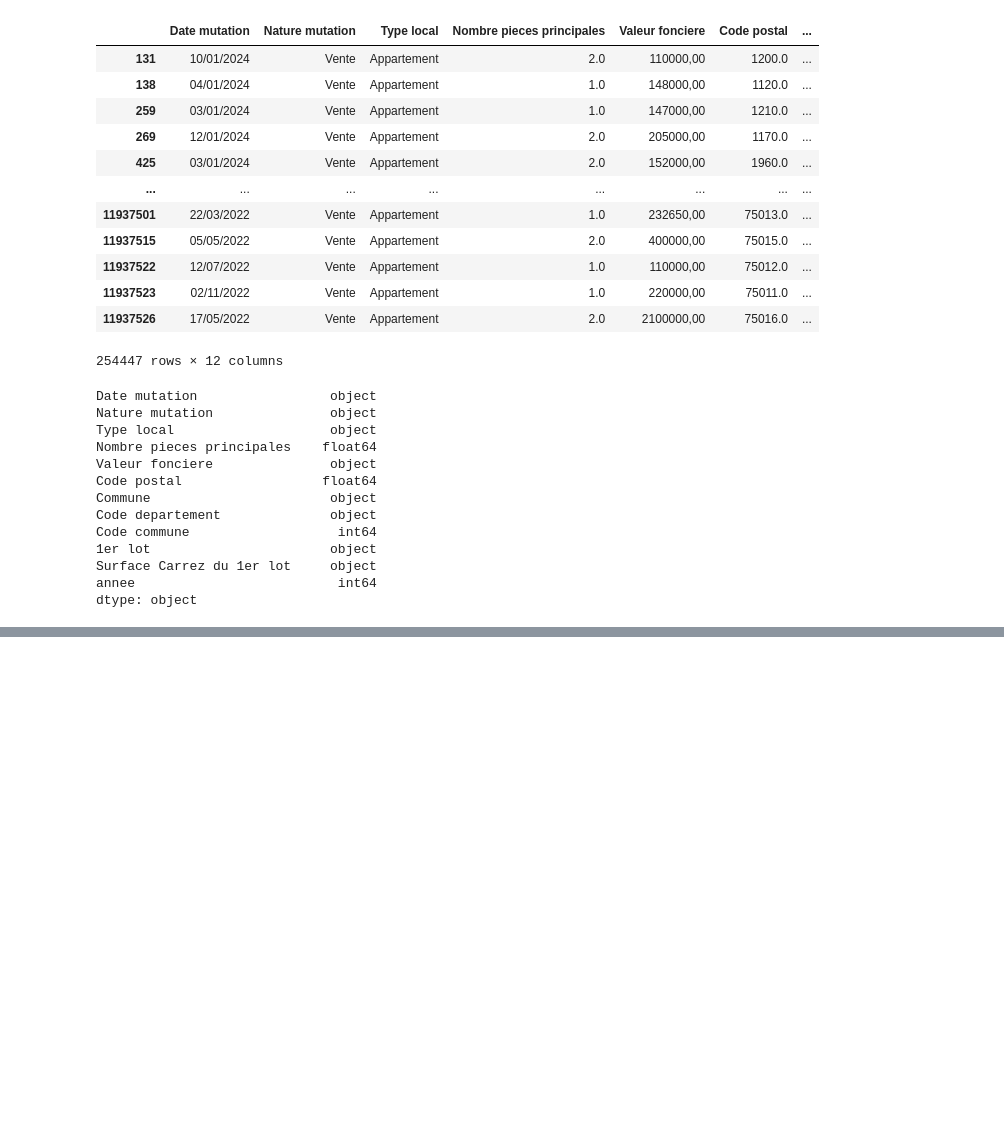
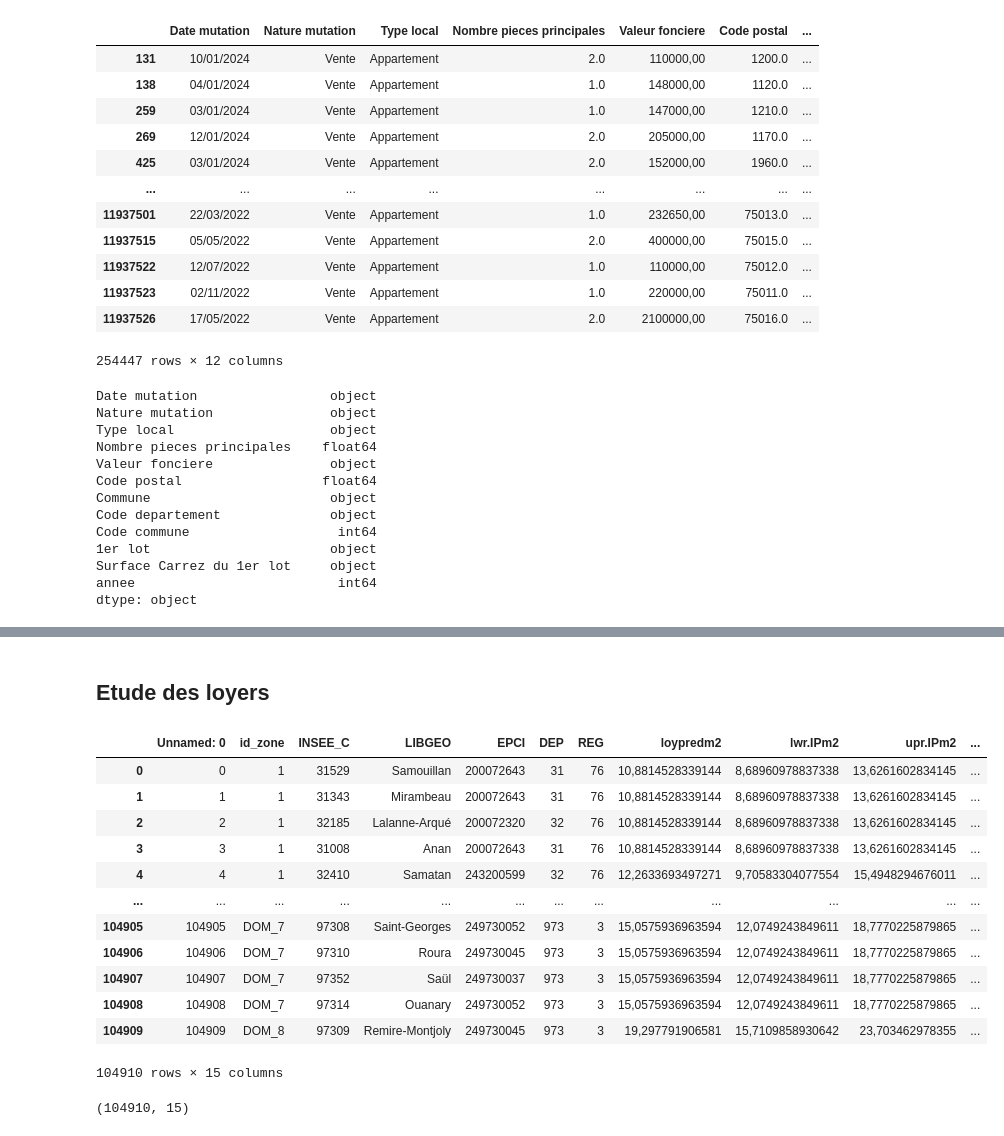
Before and after one commit to QQTipu/RealEstateInvestment, a Jupyter notebook: test.ipynb, the cells around one changed output, grey strips where cells are left out. Saved outputs shown, nothing was run; the diff lists cells and outputs as text; code cells hidden in the pictures; blank space fills up the shorter version.

```diff
--- a/test.ipynb
+++ b/test.ipynb
@@ -119,0 +127,25 @@ dvf_filtered.to_csv('./data/dvf.csv', sep=';', encoding='latin-1')
+# %%
+loyers_df = pd.read_csv('./data/loyers.csv', sep=';', encoding='latin-1')
+dvf_df = pd.read_csv('./data/dvf.csv', sep=';', encoding='latin-1')
+# %% [markdown]
+## Etude des loyers
+# %%
+loyers_df
+# %% [output]
+|  | Unnamed: 0 | id_zone | INSEE_C | LIBGEO | EPCI | DEP | REG | loypredm2 | lwr.IPm2 | upr.IPm2 | ... |
+| 0 | 0 | 1 | 31529 | Samouillan | 200072643 | 31 | 76 | 10,8814528339144 | 8,68960978837338 | 13,6261602834145 | ... |
+| 1 | 1 | 1 | 31343 | Mirambeau | 200072643 | 31 | 76 | 10,8814528339144 | 8,68960978837338 | 13,6261602834145 | ... |
+| 2 | 2 | 1 | 32185 | Lalanne-Arqué | 200072320 | 32 | 76 | 10,8814528339144 | 8,68960978837338 | 13,6261602834145 | ... |
+| 3 | 3 | 1 | 31008 | Anan | 200072643 | 31 | 76 | 10,8814528339144 | 8,68960978837338 | 13,6261602834145 | ... |
+| 4 | 4 | 1 | 32410 | Samatan | 243200599 | 32 | 76 | 12,2633693497271 | 9,70583304077554 | 15,4948294676011 | ... |
+| ... | ... | ... | ... | ... | ... | ... | ... | ... | ... | ... | ... |
+| 104905 | 104905 | DOM_7 | 97308 | Saint-Georges | 249730052 | 973 | 3 | 15,0575936963594 | 12,0749243849611 | 18,7770225879865 | ... |
+| 104906 | 104906 | DOM_7 | 97310 | Roura | 249730045 | 973 | 3 | 15,0575936963594 | 12,0749243849611 | 18,7770225879865 | ... |
+| 104907 | 104907 | DOM_7 | 97352 | Saül | 249730037 | 973 | 3 | 15,0575936963594 | 12,0749243849611 | 18,7770225879865 | ... |
+| 104908 | 104908 | DOM_7 | 97314 | Ouanary | 249730052 | 973 | 3 | 15,0575936963594 | 12,0749243849611 | 18,7770225879865 | ... |
+| 104909 | 104909 | DOM_8 | 97309 | Remire-Montjoly | 249730045 | 973 | 3 | 19,297791906581 | 15,7109858930642 | 23,703462978355 | ... |
+104910 rows × 15 columns
+# %%
+loyers_df.shape
+# %% [output]
+(104910, 15)
```
Also changed, not shown: parts of 8 cells of this notebook.
